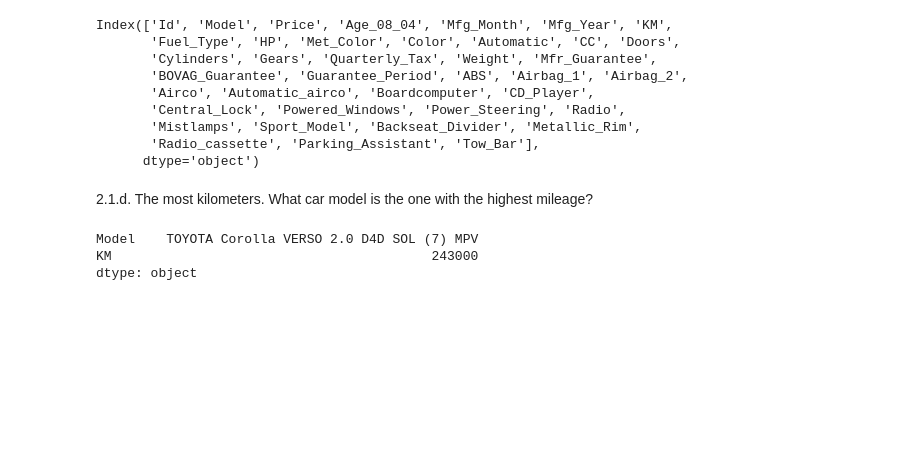
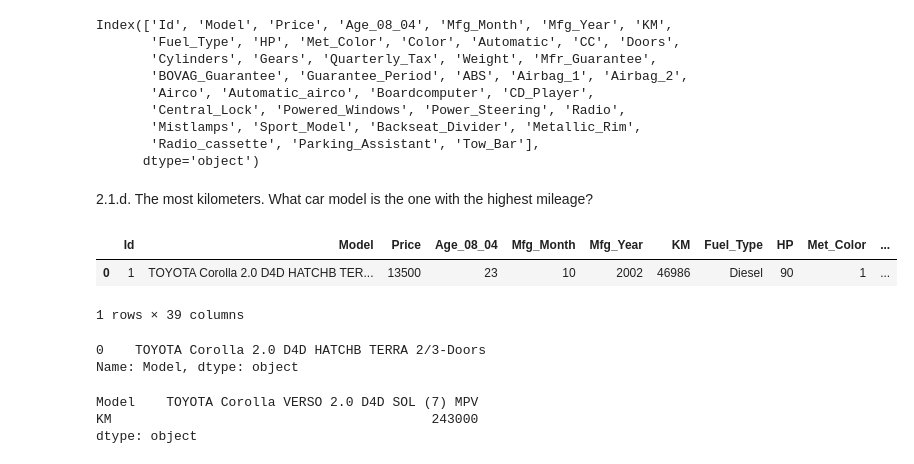
Before and after one commit to matawanny/data_mining, a Jupyter notebook: week3/chen_qianqian_lab1.ipynb, the cells around one changed output. Cells and saved outputs as stored; diff of their text form; code cells hidden in the pictures; blank space fills up the shorter version.

```diff
--- a/week3/chen_qianqian_lab1.ipynb
+++ b/week3/chen_qianqian_lab1.ipynb
@@ -50,6 +50,18 @@ Index(['Id', 'Model', 'Price', 'Age_08_04', 'Mfg_Month', 'Mfg_Year', 'KM',
       dtype='object')
 # %% [markdown]
 2.1.d. The most kilometers. What car model is the one with the highest mileage?
+# %%
+cars.sort_values(by='KM', ascending=False)
+cars.loc[0:0]
+# %% [output]
+|  | Id | Model | Price | Age_08_04 | Mfg_Month | Mfg_Year | KM | Fuel_Type | HP | Met_Color | ... |
+| 0 | 1 | TOYOTA Corolla 2.0 D4D HATCHB TER... | 13500 | 23 | 10 | 2002 | 46986 | Diesel | 90 | 1 | ... |
+1 rows × 39 columns
+# %%
+cars.loc[0:0]['Model']
+# %% [output]
+0    TOYOTA Corolla 2.0 D4D HATCHB TERRA 2/3-Doors
+Name: Model, dtype: object
 # %%
 cars[['Model','KM']].max()
 # %% [output]
```
Also changed, not shown: parts of 2 cells of this notebook, 11 other files.
